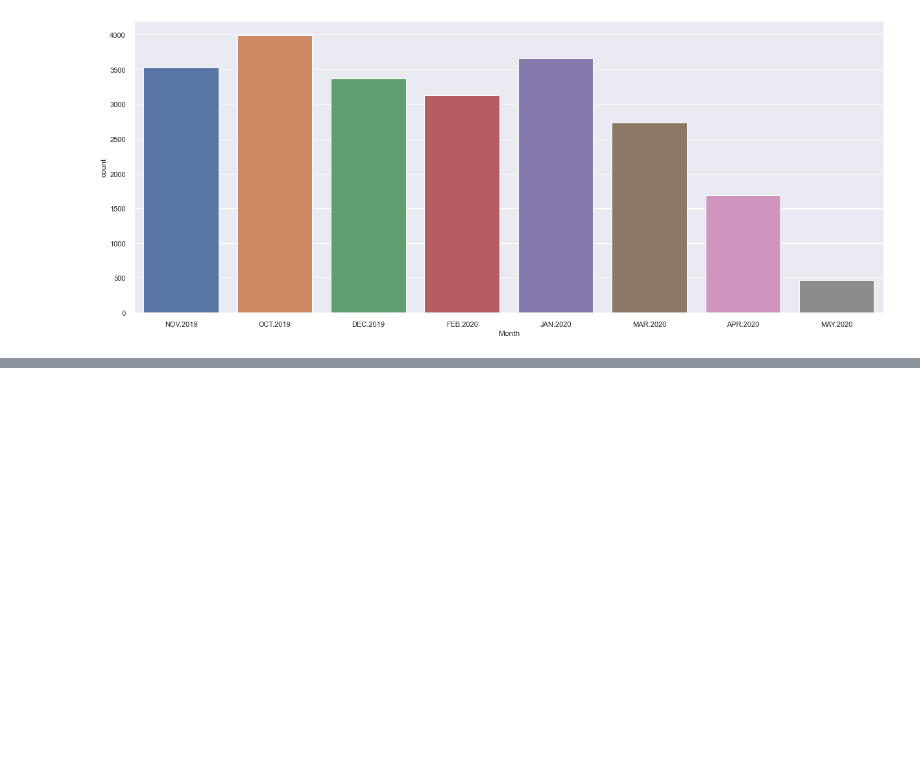
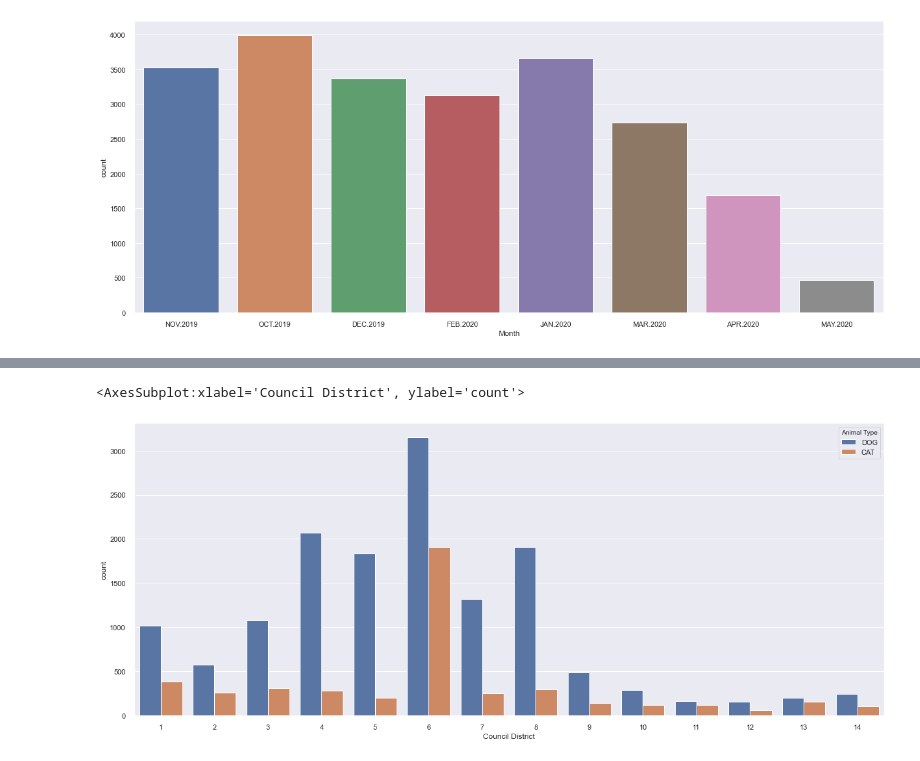
Before and after one commit to hamiltonchangcodes/Intelisentproject, a Jupyter notebook: Intelisent_project.ipynb, the cells around one changed output, grey strips where cells are left out. Cells and saved outputs as stored; diff of their text form; code cells hidden in the pictures; blank space fills up the shorter version.

```diff
--- a/Intelisent_project.ipynb
+++ b/Intelisent_project.ipynb
@@ -260,0 +436,5 @@ add_value_labels(ax, rot=90)
+# %%
+sns.countplot(data = de, x = 'Council District', hue='Animal Type')
+# %% [output]
+<AxesSubplot:xlabel='Council District', ylabel='count'>
+[figure, added]
```
Also changed, not shown: parts of 80 cells of this notebook, 5 other files.
